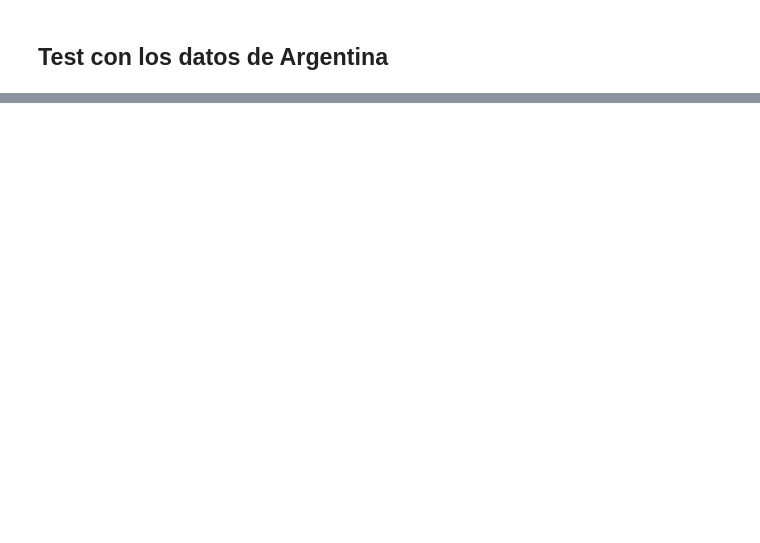
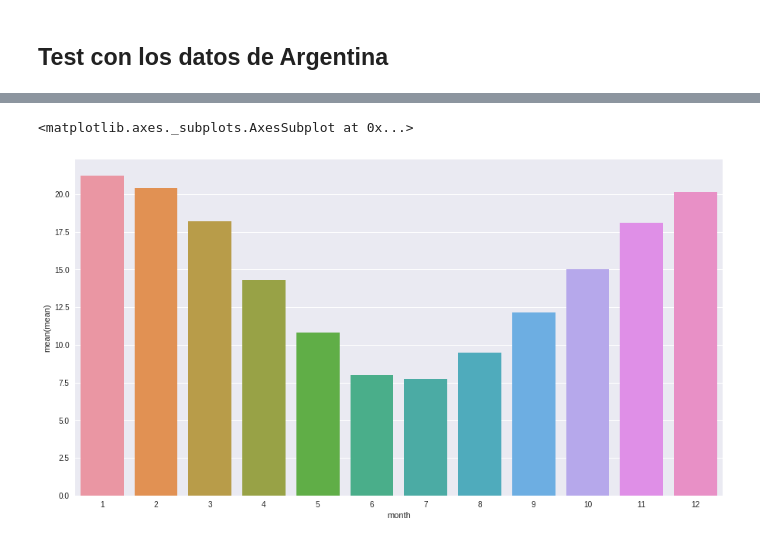
Before and after one commit to smcsicardi/metnum-tp3, a Jupyter notebook: temperature by countries.ipynb, the cells around one changed output, grey strips where cells are left out. Cells and saved outputs as stored; diff of their text form; code cells hidden in the pictures; blank space fills up the shorter version.

```diff
--- a/temperature by countries.ipynb
+++ b/temperature by countries.ipynb
@@ -66,0 +118,10 @@ plt.show()
+# %%
+gArg2 = pd.DataFrame(gArg)
+gArg2['month'] = gArg2["dt"].apply(lambda d: d.month)
+gg = gArg2.groupby("month")["AverageTemperature"].agg(["mean", "count"])
+gg["month"] = gg.index
+
+sns.barplot(x="month", y="mean", data=gg)
+# %% [output]
+<matplotlib.axes._subplots.AxesSubplot at 0x...>
+[figure, added]
```
Also changed, not shown: parts of 7 cells of this notebook, 1 other file.
